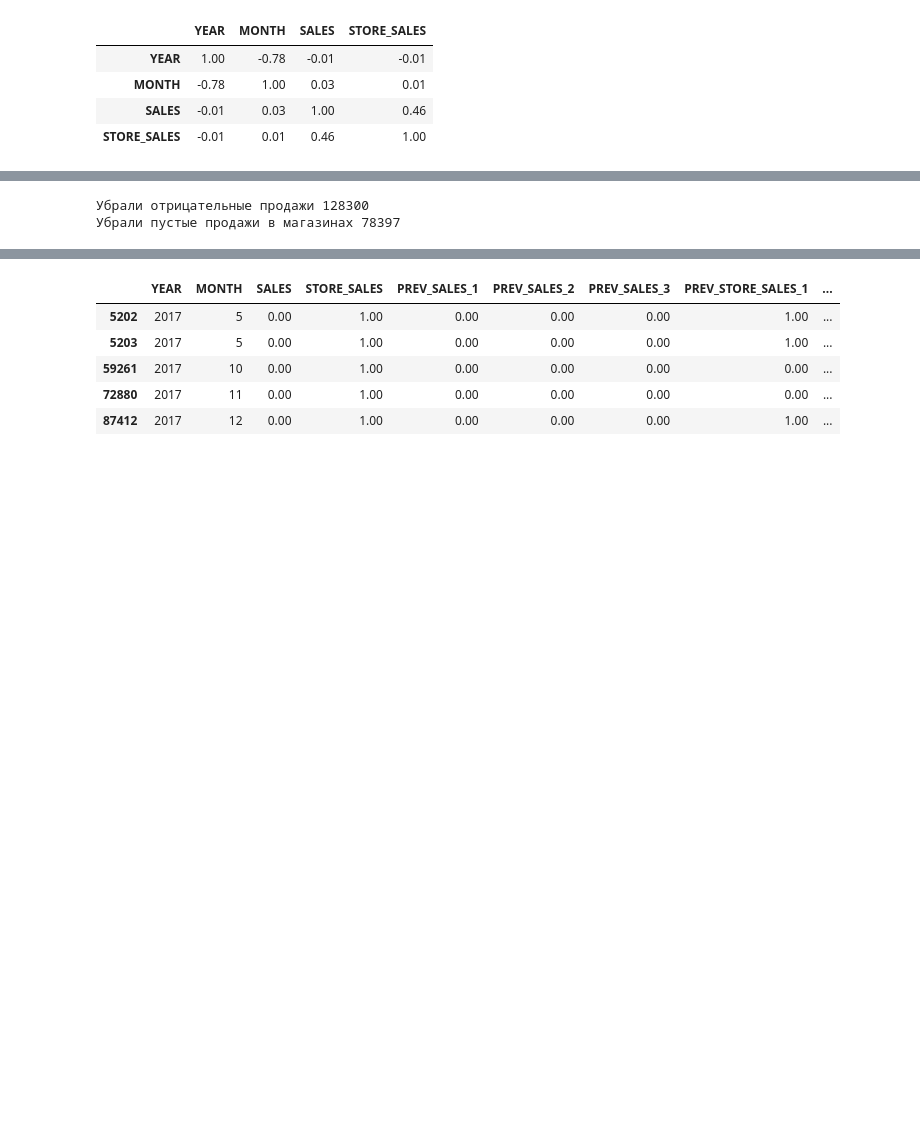
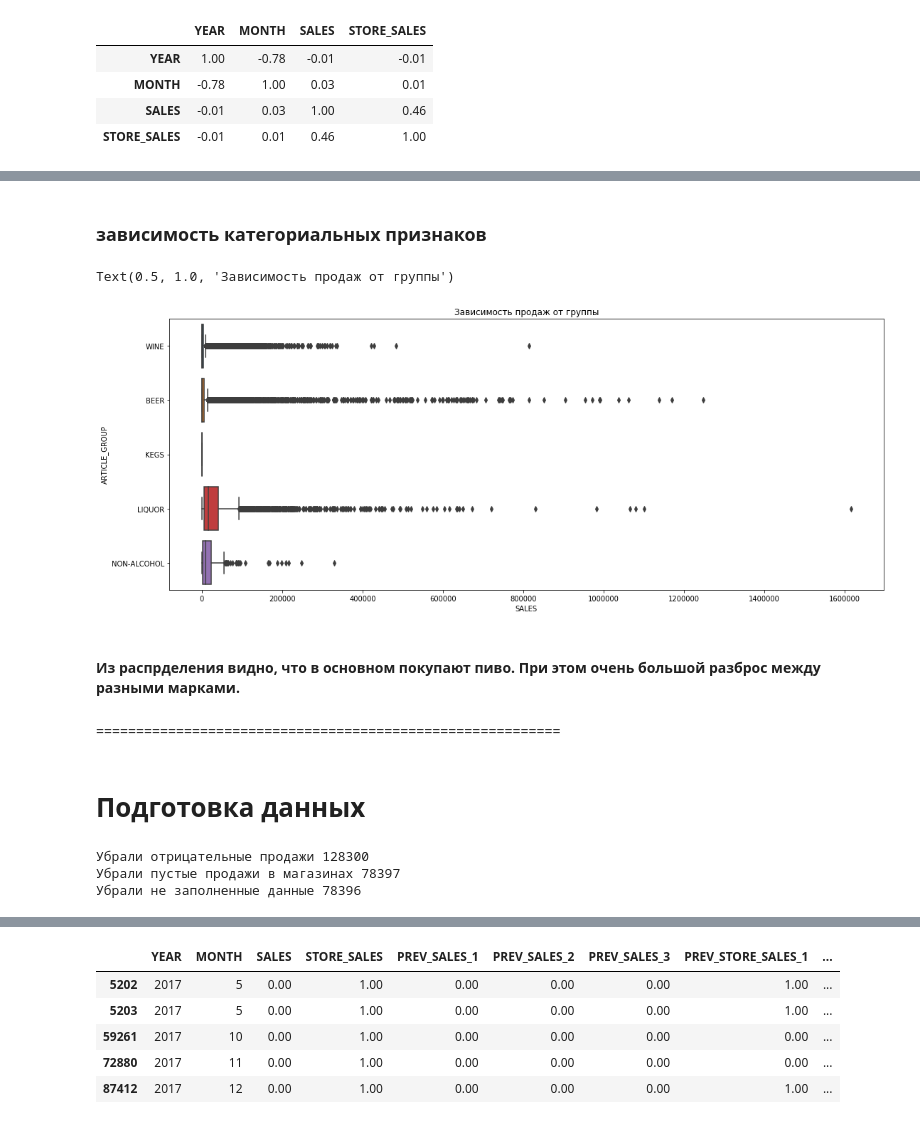
Before and after one commit to zhivenkov-an/predict_sales, a Jupyter notebook: predict_sales.ipynb, the cells around one changed output, grey strips where cells are left out. Cells and saved outputs as stored; diff of their text form; code cells hidden in the pictures; blank space fills up the shorter version.

```diff
--- a/predict_sales.ipynb
+++ b/predict_sales.ipynb
@@ -155,3 +179,17 @@ df.corr()
+# %% [markdown]
+### зависимость категориальных признаков
+# %%
+plt.figure(figsize(18,7))
+sns.boxplot(y='ARTICLE_GROUP', x='SALES', data=df, orient='h').set_title("Зависимость продаж от группы")
+# %% [output]
+Text(0.5, 1.0, 'Зависимость продаж от группы')
+[figure, added]
+# %% [markdown]
+#### Из распрделения видно, что в основном покупают пиво. При этом очень большой разброс между разными марками.
+# %% [markdown]
+<a id='prepare_cell'>==========================================================</a>
+# %% [markdown]
+# Подготовка данных
 # %%
 # Вопрос к заказчику - Почему отрицательные цены? Почему при наличие продаж по товару, в целом по магазину стоит 0 ? Похоже на ошибку в данных.
 df = df[df['SALES'] >= 0]
@@ -159,9 +197,13 @@ print('Убрали отрицательные продажи', df.shape[0])
 
 df = df[df['STORE_SALES'] > 0]
 print('Убрали пустые продажи в магазинах', df.shape[0])
+
+df.dropna(inplace=True)
+print('Убрали не заполненные данные', df.shape[0])
 # %% [output]
 Убрали отрицательные продажи 128300
 Убрали пустые продажи в магазинах 78397
+Убрали не заполненные данные 78396
 # %%
 # дополним данными по продажам за последние 3 месяца
 df_before = df[df['MONTH'] == 5]
```
Also changed, not shown: parts of 58 cells of this notebook.
